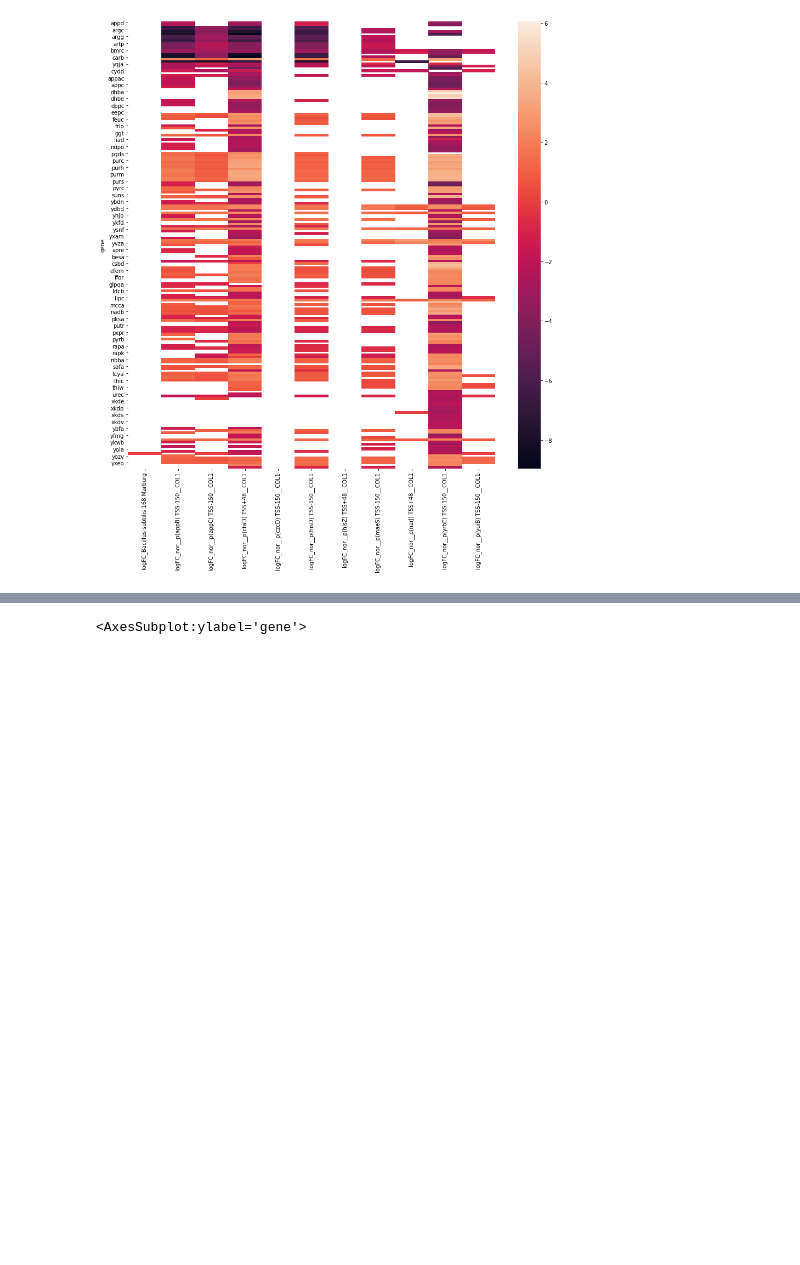
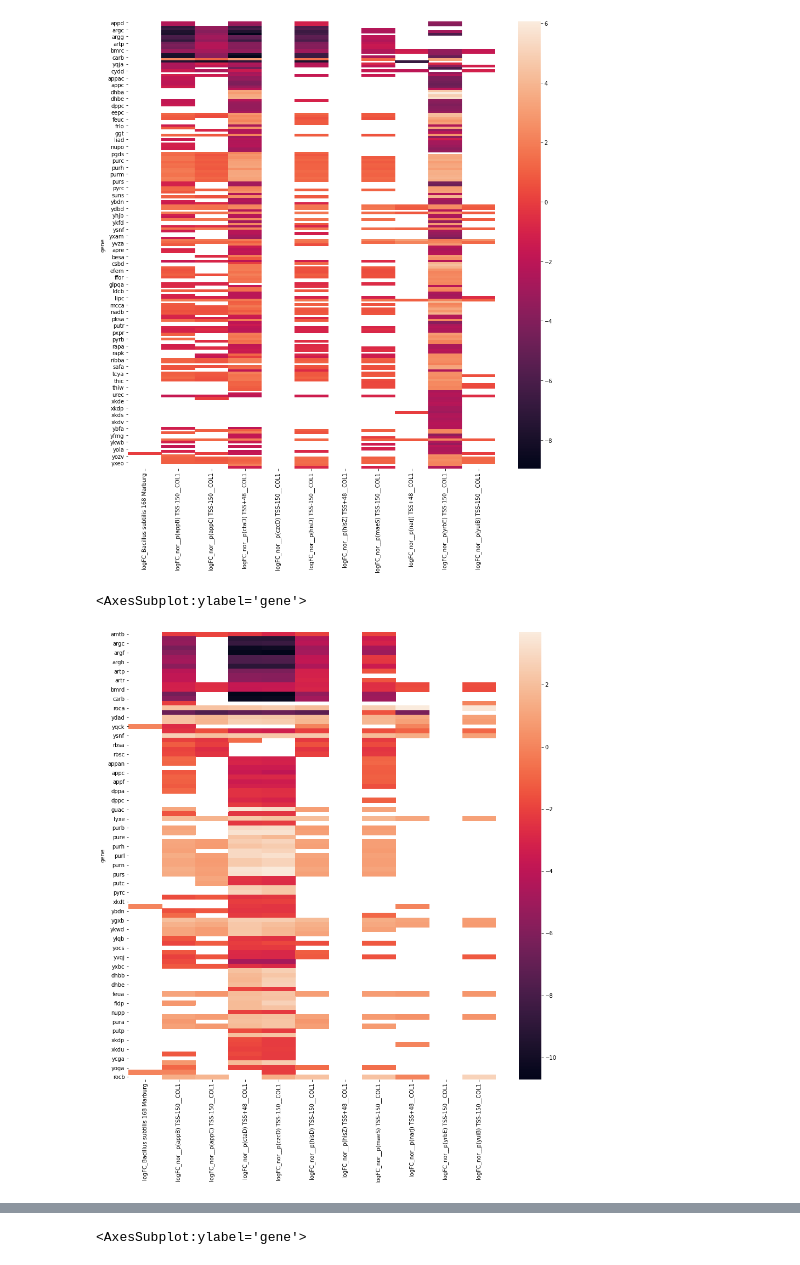
Before and after one commit to SD2E/omics_tools, a Jupyter notebook: notebooks/Endogenous_Promoter.ipynb, the cells around one changed output, grey strips where cells are left out. Saved outputs shown, nothing was run; the diff lists cells and outputs as text; code cells hidden in the pictures; blank space fills up the shorter version.

Commit message:
added the third plot

```diff
--- a/notebooks/Endogenous_Promoter.ipynb
+++ b/notebooks/Endogenous_Promoter.ipynb
@@ -160,9 +157,12 @@ sns.heatmap(df3)
 <AxesSubplot:ylabel='gene'>
 [figure]
 # %%
-df3=df2b.set_index('gene')
+df3=df2c.set_index('gene')
 plt.figure(figsize=(15,15))
 sns.heatmap(df3)
+# %% [output]
+<AxesSubplot:ylabel='gene'>
+[figure, added]
 # %%
 # Remove all filters from (1). Create another heatmap where the rows are only the genes used in the circuit and columns are samples
 genes_in_use = ['appB', 'appC', 'ctaD', 'czcD', 'hisD', 'hisZ', 'maeS', 'narJ', 'yrbE', 'yuiB']
```
Also changed, not shown: parts of 1 cell of this notebook.
